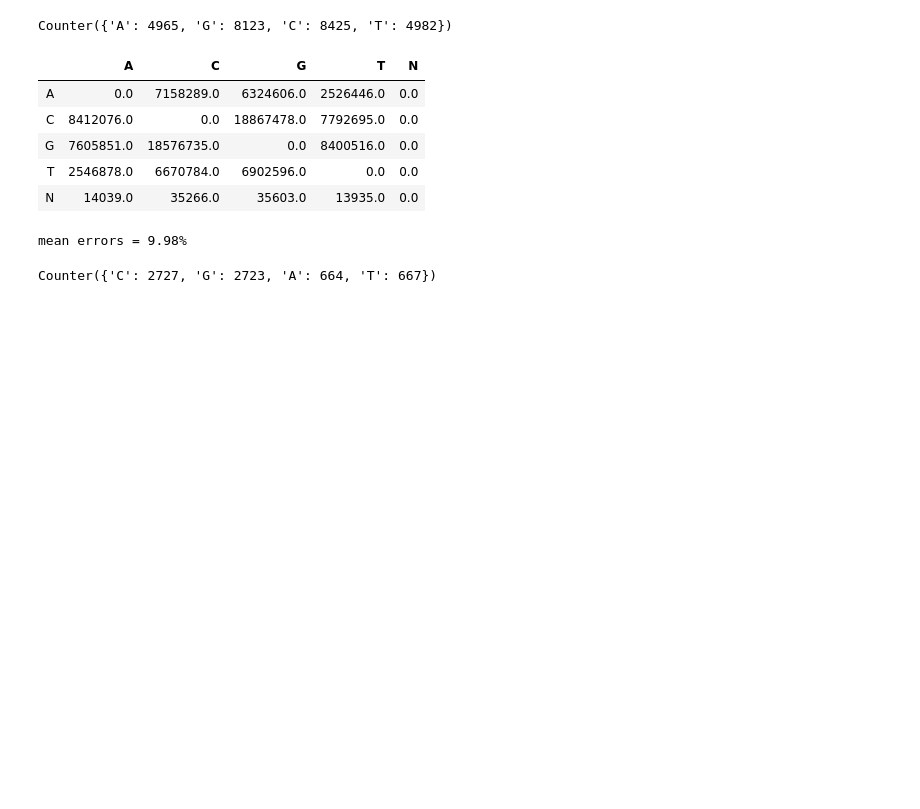
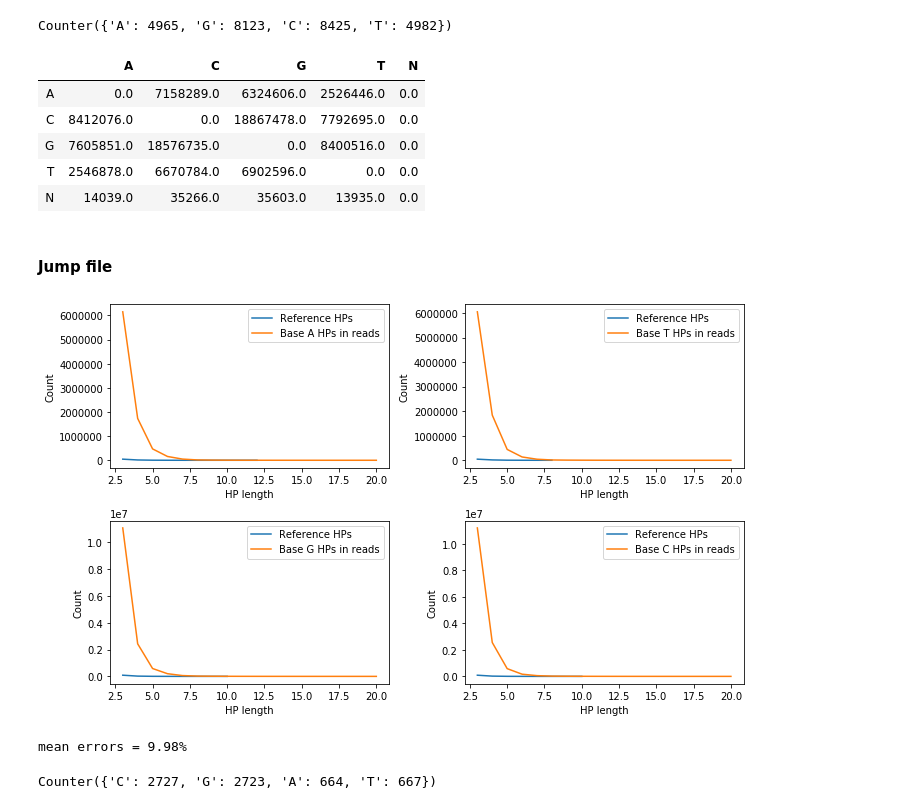
Before and after one commit to alexmorphine/NGS_course, a Jupyter notebook: homework_2/homework_2.ipynb, the cells around one changed output. Cells and saved outputs as stored; diff of their text form; code cells hidden in the pictures; blank space fills up the shorter version.

```diff
--- a/homework_2/homework_2.ipynb
+++ b/homework_2/homework_2.ipynb
@@ -382,8 +483,16 @@ sm
 | G | 7605851.0 | 18576735.0 | 0.0 | 8400516.0 | 0.0 |
 | T | 2546878.0 | 6670784.0 | 6902596.0 | 0.0 | 0.0 |
 | N | 14039.0 | 35266.0 | 35603.0 | 13935.0 | 0.0 |
+# %% [markdown]
+#### Jump file
 # %%
 res = substitution_matrix('data/B.faecium/ref.fasta', 'jump.sam')
+# %%
+# Распределения числа гомополимеров по длине
+ref_hp, sam_hp = homopolymers('data/B.faecium/ref.fasta', 'jump.sam')
+plot_hp(ref_hp, sam_hp)
+# %% [output]
+[figure, added]
 # %%
 sm = res[0]
 errors = res[2]
```
Also changed, not shown: parts of 14 cells of this notebook.
